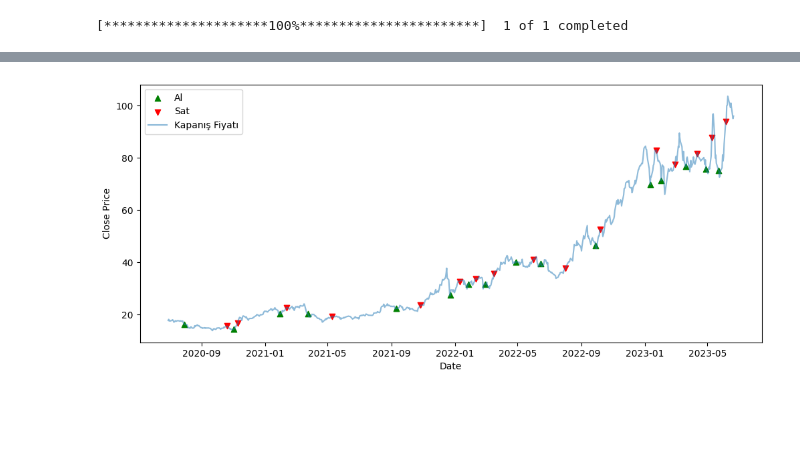
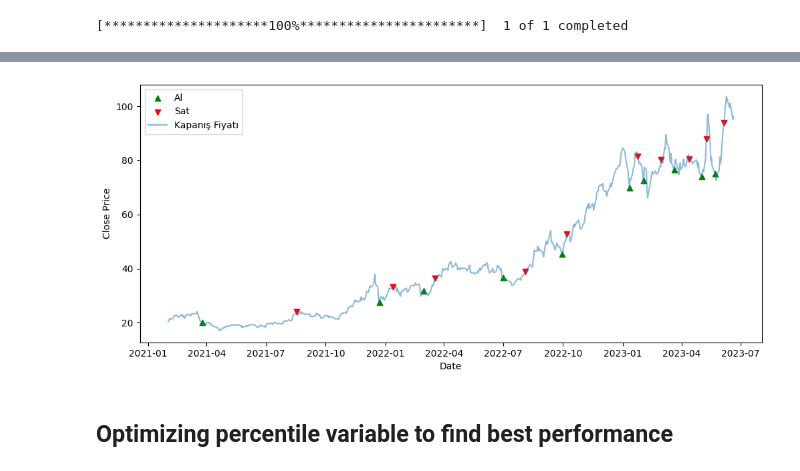
Before and after one commit to kaboya19/Borsa-Hisse-Analizi, a Jupyter notebook: project_kchol.ipynb, the cells around one changed output, grey strips where cells are left out. Drawn from its saved outputs; the diff is of its cells as text; code cells hidden in the pictures; blank space fills up the shorter version.

```diff
--- a/project_kchol.ipynb
+++ b/project_kchol.ipynb
@@ -56,6 +57,6 @@ close
 # %%
 rolling_app5=close.rolling(window=5).mean()
-rolling_app14=close.rolling(window=13).mean()
+rolling_app14=close.rolling(window=14).mean()
 rolling_app21=close.rolling(window=21).mean()
 # %%
 MAs=pd.concat([close,rolling_app5,rolling_app14,rolling_app21],axis=1)
@@ -91,15 +92,18 @@ ax.legend(loc='upper left')
 # %%
-def buy_sell(data,perc=25):
+def buy_sell_MA(data,opt=50):
     buy_sell=[]
     buy_signal=[]
     sell_signal=[]
     flag=42
 
-    sm=np.abs(np.percentile(np.array(data["short"]-data["mid"]),perc))
-    sl=np.abs(np.percentile(np.array(data["short"]-data["long"]),perc))
+    up=data[(np.array(data["short"]-data["mid"])>0) & (np.array(data["short"]-data["long"])>0)]
+    down=data[(np.array(data["short"]-data["mid"])<0) & (np.array(data["short"]-data["long"])<0)]
+    ups=np.percentile(np.array(up["short"]-up["mid"]),opt)
+    downs=np.percentile(np.array(down["short"]-down["long"]),opt)
+
 
     for i in range(0,len(data)):
-        if (data["short"][i]>data["mid"][i]+sm) & (data["short"][i]>data["long"][i]+sl):
+       if (data["short"][i]>data["mid"][i]+ups) & (data["short"][i]>data["long"][i]+ups):
             buy_signal.append(np.nan)
             if flag !=1:
                 sell_signal.append(data["Close"][i])
@@ -107,7 +111,7 @@ def buy_sell(data,perc=25):
                 flag=1
             else:
                 sell_signal.append(np.nan)
-        elif (data["short"][i]<data["mid"][i]-sm)&(data["short"][i]<data["long"][i]-sl):
+       elif(data["short"][i]<data["mid"][i]+downs)&(data["short"][i]<data["long"][i]+downs):
             sell_signal.append(np.nan)
             if flag!=0:
                 buy_signal.append(data["Close"][i])
@@ -115,7 +119,7 @@ def buy_sell(data,perc=25):
                 flag=0
             else:
                 buy_signal.append(np.nan)
-        else:
+       else:
             buy_sell.append(np.nan)
             sell_signal.append(np.nan)
             buy_signal.append(np.nan)
@@ -134,22 +138,26 @@ def buy_sell(data,perc=25):
         if operations[-i]>0:
             pos=i-1
             break
-    operations=operations[neg:-pos]
+
     PL=np.sum(operations)
 
+
+
+
     return (buy_signal,sell_signal,PL)
-# %%
-m=buy_sell(MAs)
-MAs["Al"]=m[0]
-MAs["Sat"]=m[1]
+# %%
+MAs["Buy"]=buy_sell_MA(MAs)[0]
+MAs["Sell"]=buy_sell_MA(MAs)[1]
 # %%
 plt.figure(figsize=(12,5))
-plt.scatter(MAs.index,MAs["Al"],color="green",label='Al',marker='^',alpha=1)
-plt.scatter(MAs.index,MAs["Sat"],color="red",label='Sat',marker='v',alpha=1)
+plt.scatter(MAs.index,MAs["Buy"],color="green",label='Al',marker='^',alpha=1)
+plt.scatter(MAs.index,MAs["Sell"],color="red",label='Sat',marker='v',alpha=1)
 plt.plot(MAs["Close"],label='Kapanış Fiyatı',alpha=0.5)
 plt.xlabel("Date")
 plt.ylabel("Close Price")
 plt.legend(loc='upper left')
 plt.show()
 # %% [output]
-[figure, old version]
+[figure, new version]
+# %% [markdown]
+## Optimizing percentile variable to find best performance
```
Also changed, not shown: parts of 32 cells of this notebook, 2 other files.
